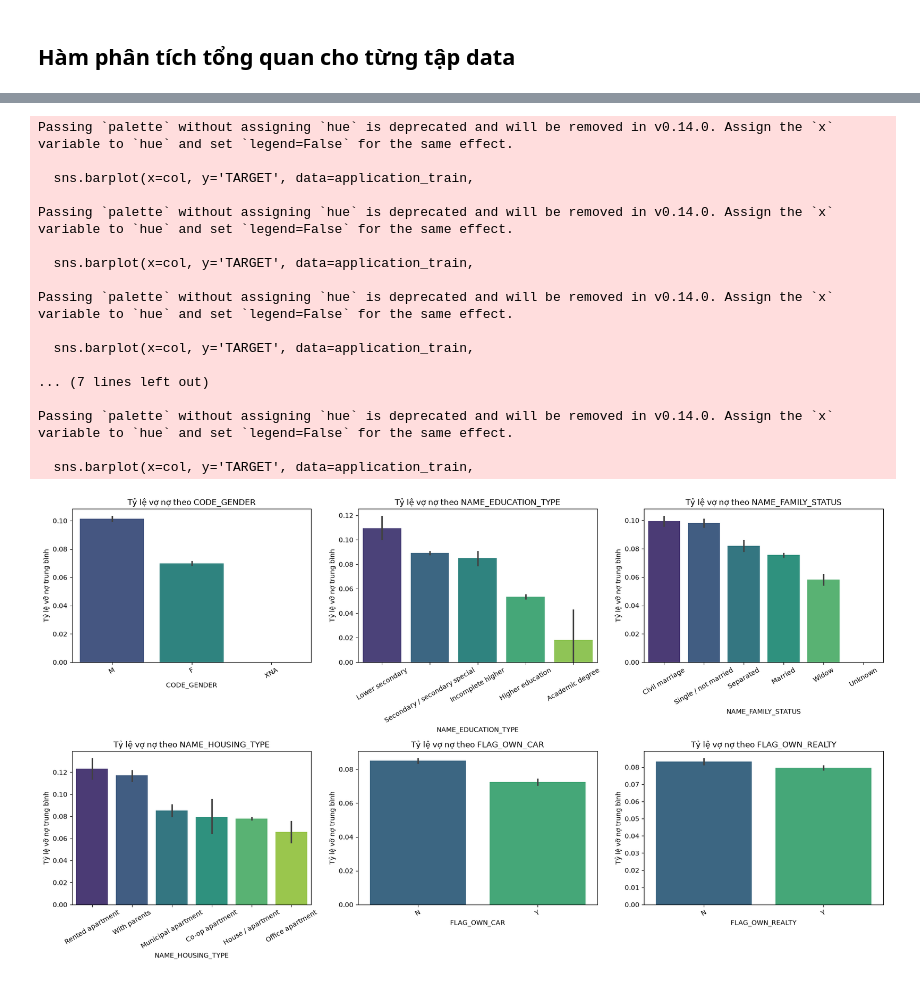
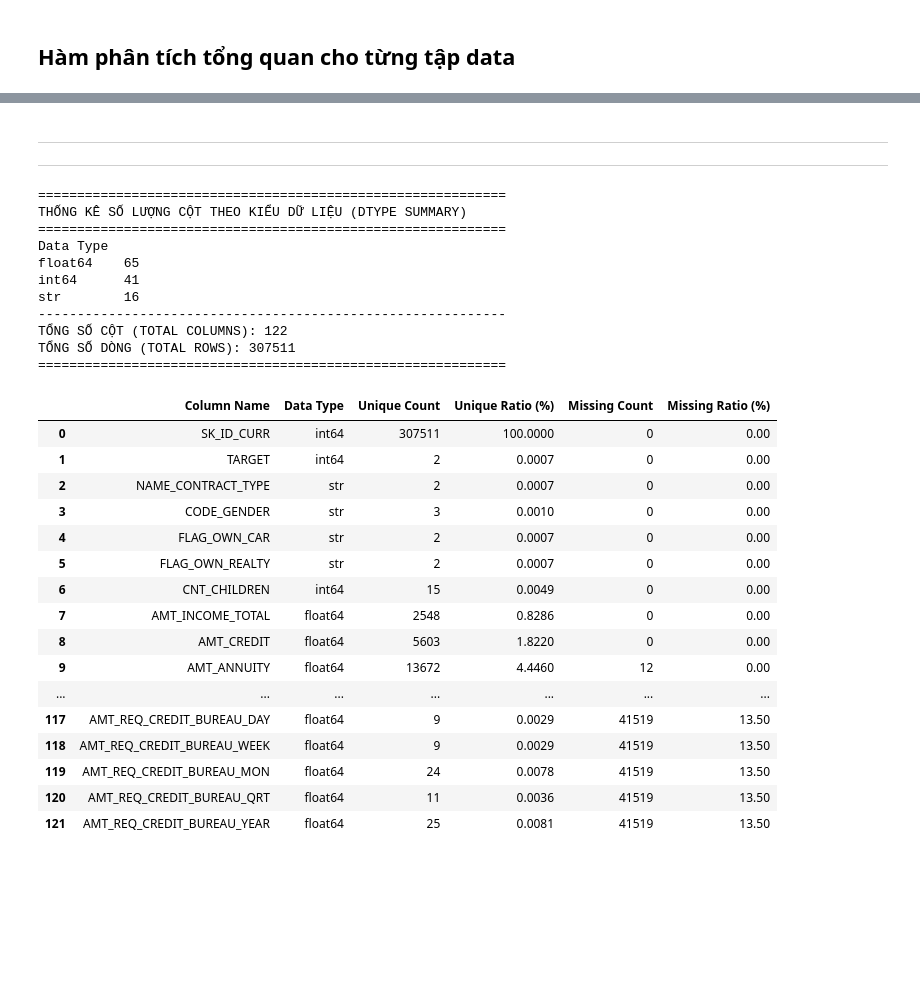
Before and after one commit to Felix-Locnguyen/Home-Credit-Default-Risk, a Jupyter notebook: Notebooks/01_Data_understanding.ipynb, the cells around one changed output, grey strips where cells are left out. Cells and saved outputs as stored; diff of their text form; code cells hidden in the pictures; blank space fills up the shorter version.

```diff
--- a/Notebooks/01_Data_understanding.ipynb
+++ b/Notebooks/01_Data_understanding.ipynb
@@ -1481,35 +130,0 @@ Passing `palette` without assigning `hue` is deprecated and will be removed in v
-# %%
-cat_cols = ['CODE_GENDER', 'NAME_EDUCATION_TYPE', 'NAME_FAMILY_STATUS',
-            'NAME_HOUSING_TYPE', 'FLAG_OWN_CAR', 'FLAG_OWN_REALTY']
-
-fig, axes = plt.subplots(2, 3, figsize=(18, 10))
-axes = axes.flatten()
-for idx, col in enumerate(cat_cols):
-    if col in application_train.columns:
-        order = application_train.groupby(col)['TARGET'].mean().sort_values(ascending=False).index
-        sns.barplot(x=col, y='TARGET', data=application_train,
-                    order=order, estimator='mean', palette='viridis', ax=axes[idx])
-        axes[idx].set_title(f'Tỷ lệ vợ nợ theo {col}')
-        axes[idx].set_ylabel('Tỷ lệ vỡ nợ trung bình')
-        axes[idx].tick_params(axis='x', rotation=30)
-plt.tight_layout()
-plt.show()
-# %% [output]
-Passing `palette` without assigning `hue` is deprecated and will be removed in v0.14.0. Assign the `x` variable to `hue` and set `legend=False` for the same effect.
-
-  sns.barplot(x=col, y='TARGET', data=application_train,
-
-Passing `palette` without assigning `hue` is deprecated and will be removed in v0.14.0. Assign the `x` variable to `hue` and set `legend=False` for the same effect.
-
-  sns.barplot(x=col, y='TARGET', data=application_train,
-
-Passing `palette` without assigning `hue` is deprecated and will be removed in v0.14.0. Assign the `x` variable to `hue` and set `legend=False` for the same effect.
-
-  sns.barplot(x=col, y='TARGET', data=application_train,
-
-... (7 lines left out)
-
-Passing `palette` without assigning `hue` is deprecated and will be removed in v0.14.0. Assign the `x` variable to `hue` and set `legend=False` for the same effect.
-
-  sns.barplot(x=col, y='TARGET', data=application_train,
-[figure, removed]
@@ -1515,0 +864,34 @@ Passing `palette` without assigning `hue` is deprecated and will be removed in v
+# %% [markdown]
+---
+---
+# %%
+analyze_columns_overview(application_train,True)
+# %% [output]
+============================================================
+THỐNG KÊ SỐ LƯỢNG CỘT THEO KIỂU DỮ LIỆU (DTYPE SUMMARY)
+============================================================
+Data Type
+float64    65
+int64      41
+str        16
+------------------------------------------------------------
+TỔNG SỐ CỘT (TOTAL COLUMNS): 122
+TỔNG SỐ DÒNG (TOTAL ROWS): 307511
+============================================================
+|  | Column Name | Data Type | Unique Count | Unique Ratio (%) | Missing Count | Missing Ratio (%) |
+| 0 | SK_ID_CURR | int64 | 307511 | 100.0000 | 0 | 0.00 |
+| 1 | TARGET | int64 | 2 | 0.0007 | 0 | 0.00 |
+| 2 | NAME_CONTRACT_TYPE | str | 2 | 0.0007 | 0 | 0.00 |
+| 3 | CODE_GENDER | str | 3 | 0.0010 | 0 | 0.00 |
+| 4 | FLAG_OWN_CAR | str | 2 | 0.0007 | 0 | 0.00 |
+| 5 | FLAG_OWN_REALTY | str | 2 | 0.0007 | 0 | 0.00 |
+| 6 | CNT_CHILDREN | int64 | 15 | 0.0049 | 0 | 0.00 |
+| 7 | AMT_INCOME_TOTAL | float64 | 2548 | 0.8286 | 0 | 0.00 |
+| 8 | AMT_CREDIT | float64 | 5603 | 1.8220 | 0 | 0.00 |
+| 9 | AMT_ANNUITY | float64 | 13672 | 4.4460 | 12 | 0.00 |
+| ... | ... | ... | ... | ... | ... | ... |
+| 117 | AMT_REQ_CREDIT_BUREAU_DAY | float64 | 9 | 0.0029 | 41519 | 13.50 |
+| 118 | AMT_REQ_CREDIT_BUREAU_WEEK | float64 | 9 | 0.0029 | 41519 | 13.50 |
+| 119 | AMT_REQ_CREDIT_BUREAU_MON | float64 | 24 | 0.0078 | 41519 | 13.50 |
+| 120 | AMT_REQ_CREDIT_BUREAU_QRT | float64 | 11 | 0.0036 | 41519 | 13.50 |
+| 121 | AMT_REQ_CREDIT_BUREAU_YEAR | float64 | 25 | 0.0081 | 41519 | 13.50 |
```
Also changed, not shown: parts of 146 cells of this notebook.
